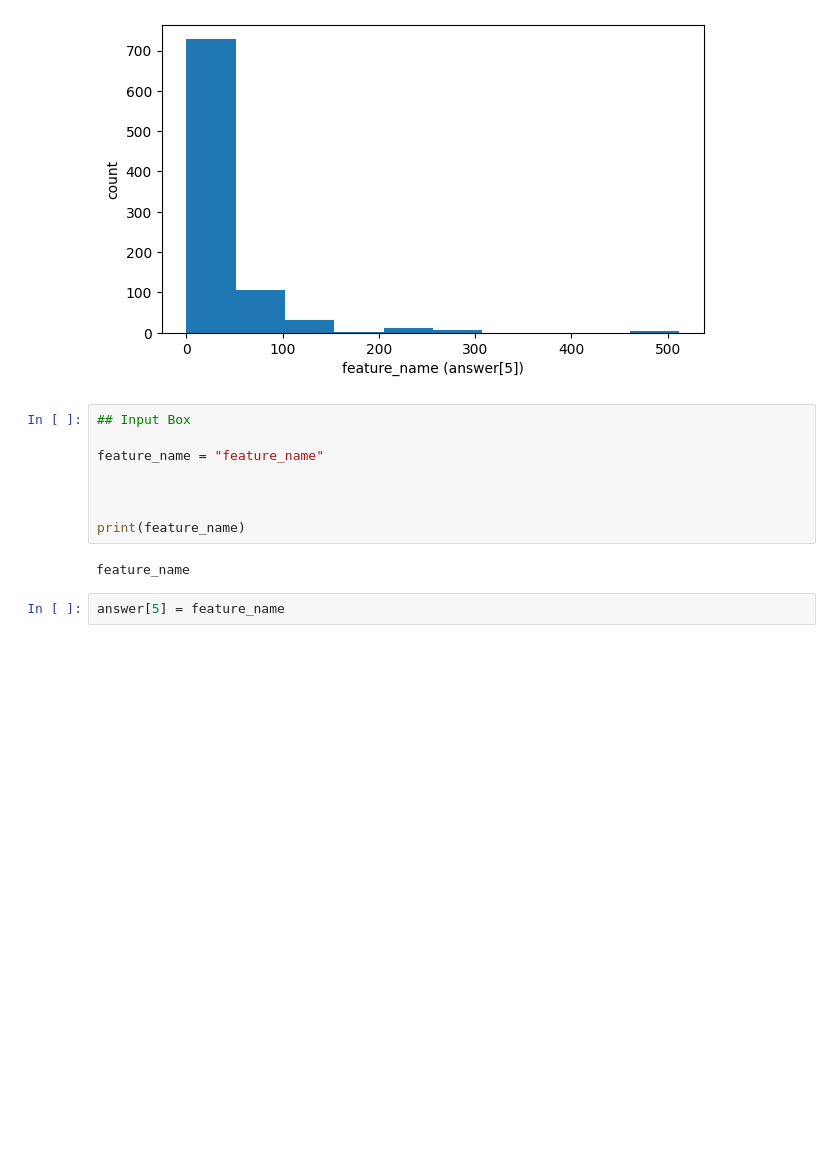
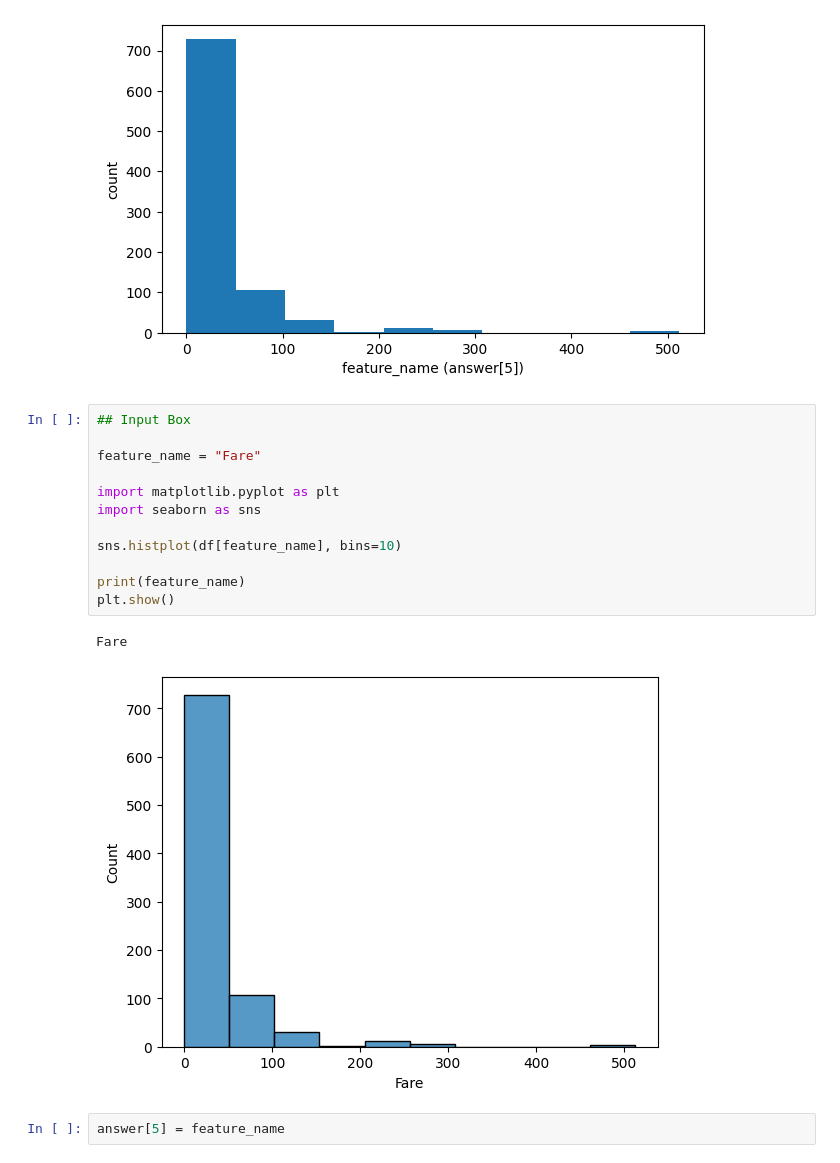
Before and after one commit to ssuryeon/khuda_9_ml, a Jupyter notebook: week1/student.ipynb, the cells around one changed output. Cells and saved outputs as stored; diff of their text form; blank space fills up the shorter version.

```diff
--- a/week1/student.ipynb
+++ b/week1/student.ipynb
@@ -92,13 +98,18 @@ answer[4] = female_survive_rate
 # %%
 ## Input Box
 
-feature_name = "feature_name"
+feature_name = "Fare"
 
+import matplotlib.pyplot as plt
+import seaborn as sns
 
+sns.histplot(df[feature_name], bins=10)
 
 print(feature_name)
+plt.show()
 # %% [output]
-feature_name
+Fare
+[figure, added]
 # %%
 answer[5] = feature_name
 # %% [markdown]
```
Also changed, not shown: parts of 7 cells of this notebook.
